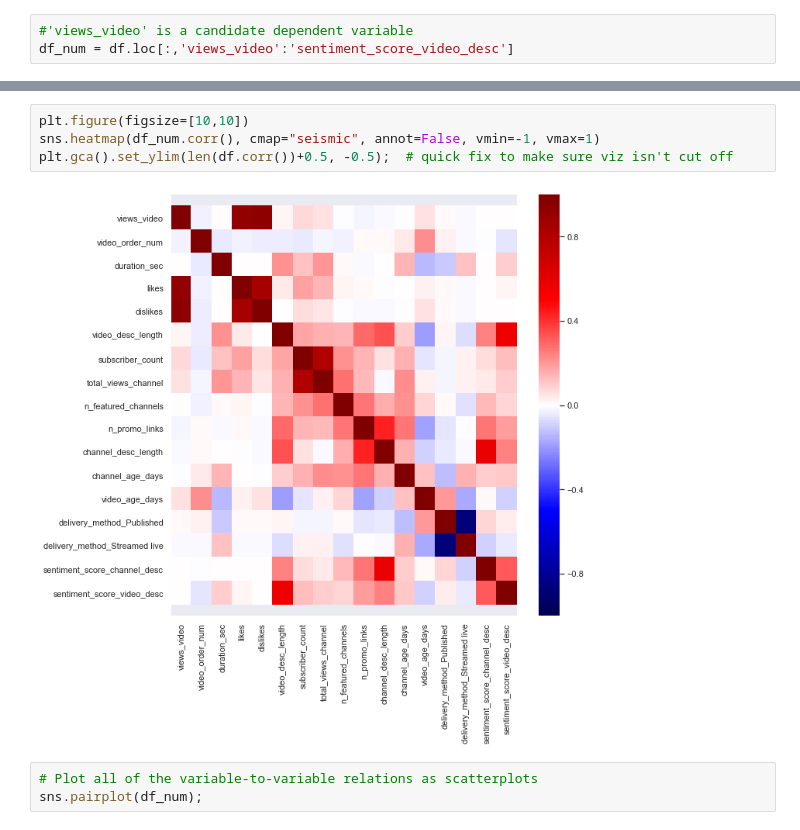
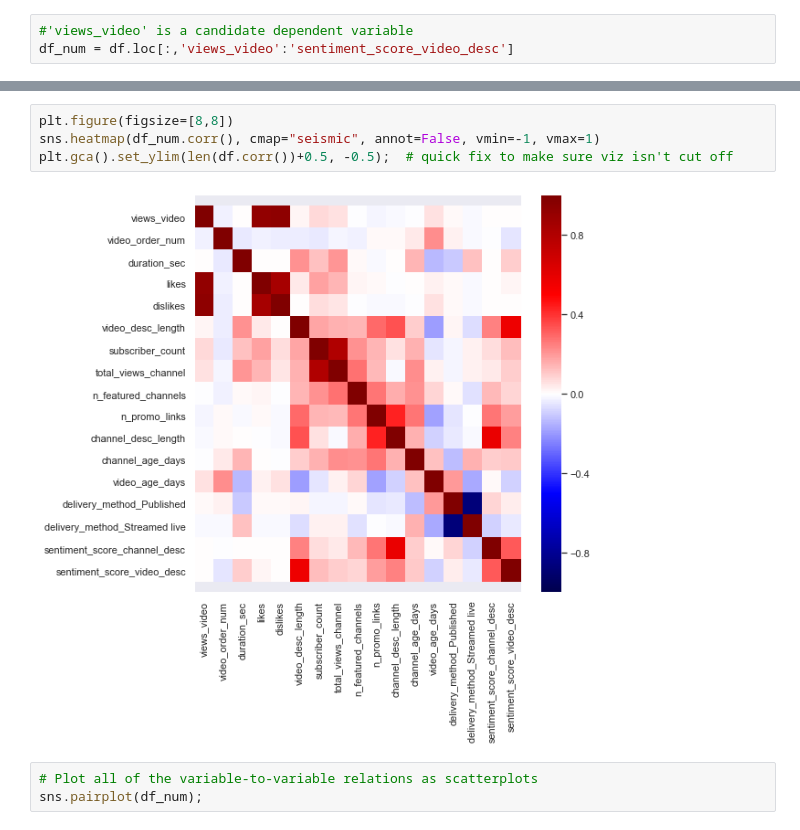
Before and after one commit to elena-du/Yoga-Video-Youtube-Analysis, a Jupyter notebook: feature_engineering/feature_preprocessing_EDA_8162_0416.ipynb, the cells around one changed output, grey strips where cells are left out. Saved outputs shown, nothing was run; the diff lists cells and outputs as text.

```diff
--- a/feature_engineering/feature_preprocessing_EDA_8162_0416.ipynb
+++ b/feature_engineering/feature_preprocessing_EDA_8162_0416.ipynb
@@ -299,11 +299,11 @@ df_num.corr()
 | sentiment_score_channel_desc | 0.002933 | -0.004757 | 0.005773 | 0.007264 | 0.003206 | 0.245733 | 0.064177 | ... |
 | sentiment_score_video_desc | 0.005394 | -0.052559 | 0.095418 | 0.018560 | 0.006232 | 0.565991 | 0.126121 | ... |
 # %%
-plt.figure(figsize=[10,10])
+plt.figure(figsize=[8,8])
 sns.heatmap(df_num.corr(), cmap="seismic", annot=False, vmin=-1, vmax=1)
 plt.gca().set_ylim(len(df.corr())+0.5, -0.5);  # quick fix to make sure viz isn't cut off
 # %% [output]
-[figure, old version]
+[figure, new version]
 # %%
 # Plot all of the variable-to-variable relations as scatterplots
 sns.pairplot(df_num);
```
Also changed, not shown: parts of 1 cell of this notebook, 9 other files.
